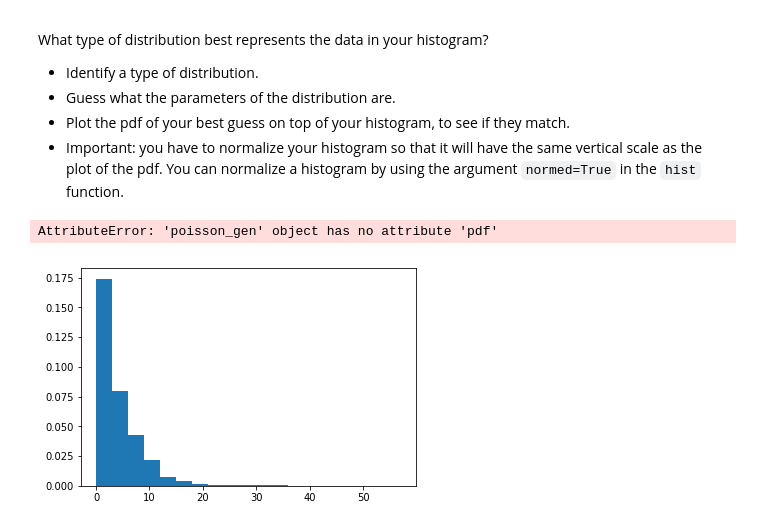
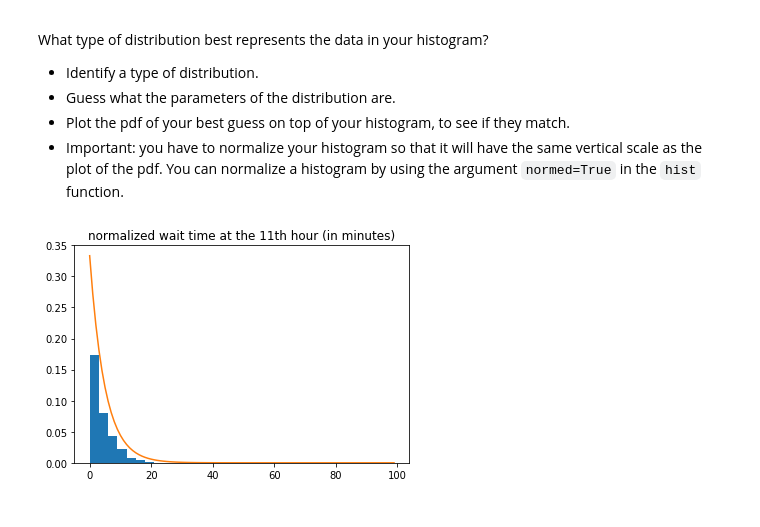
Before and after one commit to Boyu1997/CS146, a Jupyter notebook: Session-2-2/Session-2-2.ipynb, the cells around one changed output. Saved outputs shown, nothing was run; the diff lists cells and outputs as text; code cells hidden in the pictures.

```diff
--- a/Session-2-2/Session-2-2.ipynb
+++ b/Session-2-2/Session-2-2.ipynb
@@ -163,16 +163,15 @@ What type of distribution best represents the data in your histogram?
 * Plot the pdf of your best guess on top of your histogram, to see if they match.
 * Important: you have to normalize your histogram so that it will have the same vertical scale as the plot of the pdf. You can normalize a histogram by using the argument `normed=True` in the `hist` function.
 # %%
-from scipy.stats import poisson
+from scipy.stats import expon
 
 # define x as time in the hour
 x = np.linspace(0, 60, 100)
 
 plt.hist([waiting_time_in_hour * 60 for waiting_time_in_hour in waiting_times_per_hour[11]], density=True, bins=list(range(0,60,3)))
 # poisson methord in scipy library have no pdf... lol
-#plt.plot(poisson.pdf())
+plt.plot(expon.pdf(x, scale=3))
 plt.title("normalized wait time at the 11th hour (in minutes)")
 plt.show()
 # %% [output]
-AttributeError: 'poisson_gen' object has no attribute 'pdf'
-[figure, old version]
+[figure, new version]
```
